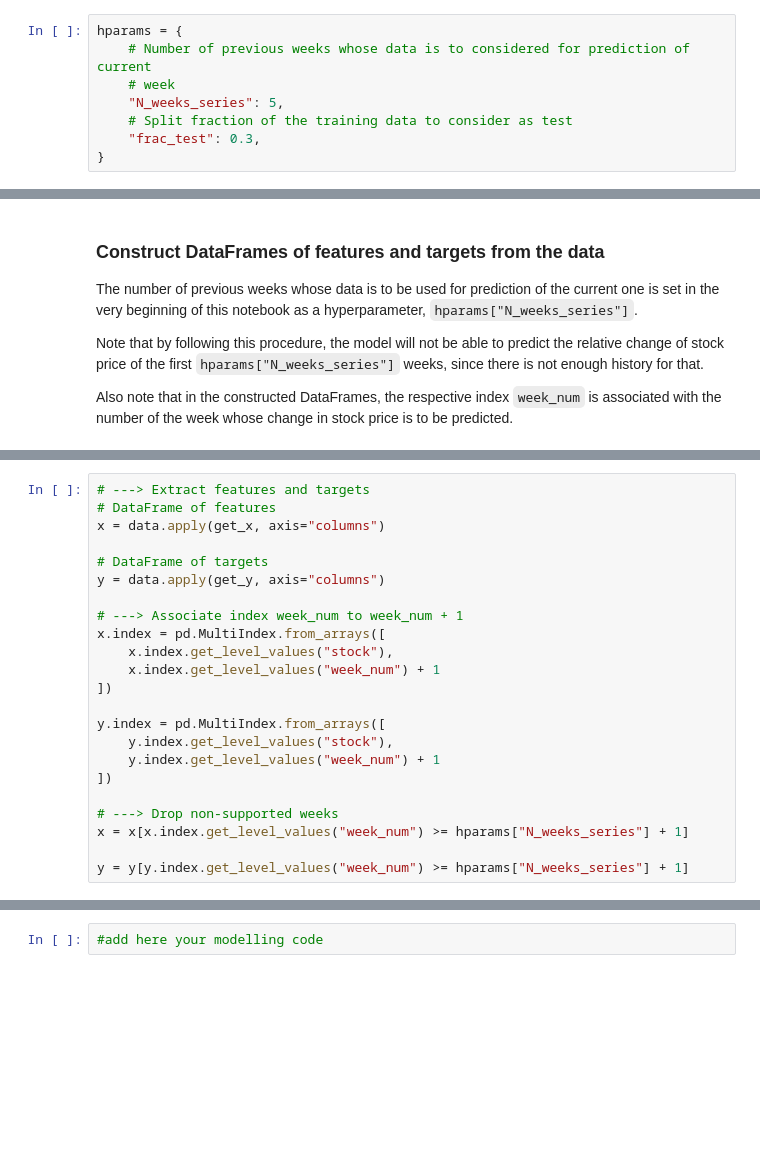
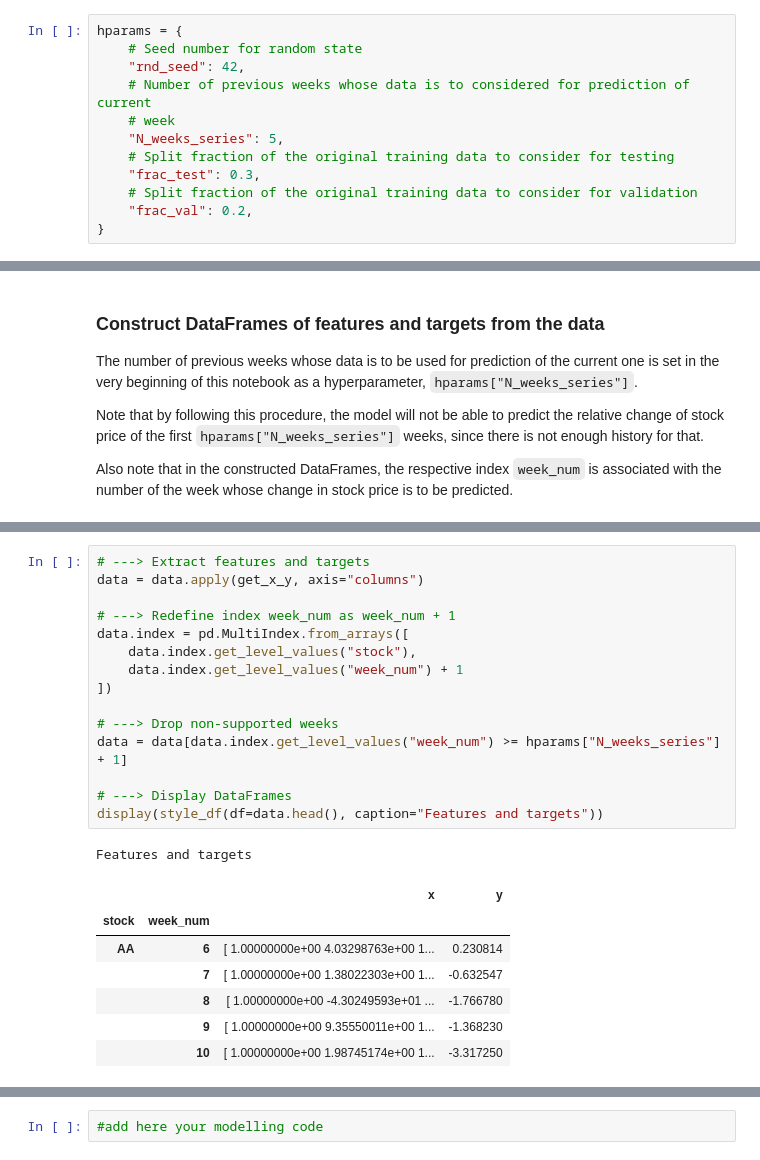
Before and after one commit to eliocpereira95/DSU-Recruitment-Challenges, a Jupyter notebook: submission.ipynb, the cells around one changed output, grey strips where cells are left out. Drawn from its saved outputs; the diff is of its cells as text; blank space fills up the shorter version.

Commit message:
Made the data split.

```diff
--- a/submission.ipynb
+++ b/submission.ipynb
@@ -6,11 +6,15 @@
 ### Hyperparameters
 # %%
 hparams = {
+    # Seed number for random state
+    "rnd_seed": 42,
     # Number of previous weeks whose data is to considered for prediction of current
     # week
     "N_weeks_series": 5,
-    # Split fraction of the training data to consider as test
+    # Split fraction of the original training data to consider for testing
     "frac_test": 0.3,
+    # Split fraction of the original training data to consider for validation
+    "frac_val": 0.2,
 }
 # %% [markdown]
 ### Import Packages
@@ -697,23 +704,24 @@ def get_y(row):
 # %%
 # ---> Extract features and targets
-# DataFrame of features
-x = data.apply(get_x, axis="columns")
+data = data.apply(get_x_y, axis="columns")
 
-# DataFrame of targets
-y = data.apply(get_y, axis="columns")
-
-# ---> Associate index week_num to week_num + 1
-x.index = pd.MultiIndex.from_arrays([
-    x.index.get_level_values("stock"),
-    x.index.get_level_values("week_num") + 1
-])
-
-y.index = pd.MultiIndex.from_arrays([
-    y.index.get_level_values("stock"),
-    y.index.get_level_values("week_num") + 1
+# ---> Redefine index week_num as week_num + 1
+data.index = pd.MultiIndex.from_arrays([
+    data.index.get_level_values("stock"),
+    data.index.get_level_values("week_num") + 1
 ])
 
 # ---> Drop non-supported weeks
-x = x[x.index.get_level_values("week_num") >= hparams["N_weeks_series"] + 1]
+data = data[data.index.get_level_values("week_num") >= hparams["N_weeks_series"] + 1]
 
-y = y[y.index.get_level_values("week_num") >= hparams["N_weeks_series"] + 1]
+# ---> Display DataFrames
+display(style_df(df=data.head(), caption="Features and targets"))
+# %% [output]
+Features and targets
+|  |  | x | y |
+| stock | week_num |  |  |
+| AA | 6 | [ 1.00000000e+00 4.03298763e+00 1... | 0.230814 |
+|  | 7 | [ 1.00000000e+00 1.38022303e+00 1... | -0.632547 |
+|  | 8 | [ 1.00000000e+00 -4.30249593e+01 ... | -1.766780 |
+|  | 9 | [ 1.00000000e+00 9.35550011e+00 1... | -1.368230 |
+|  | 10 | [ 1.00000000e+00 1.98745174e+00 1... | -3.317250 |
```
Also changed, not shown: parts of 9 cells of this notebook.
